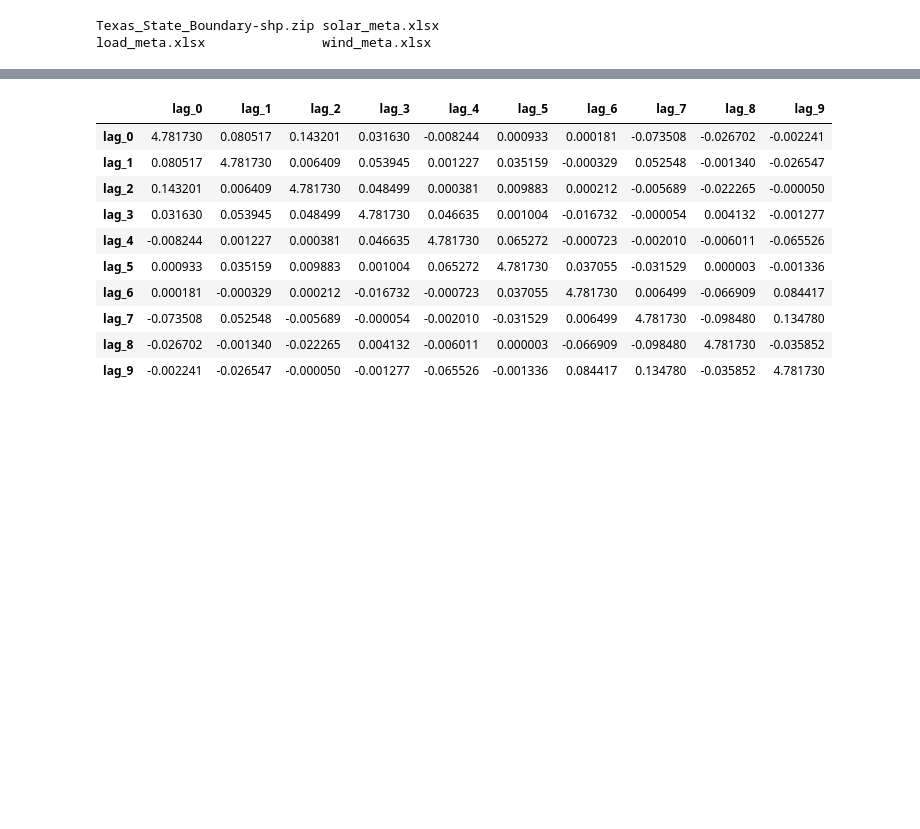
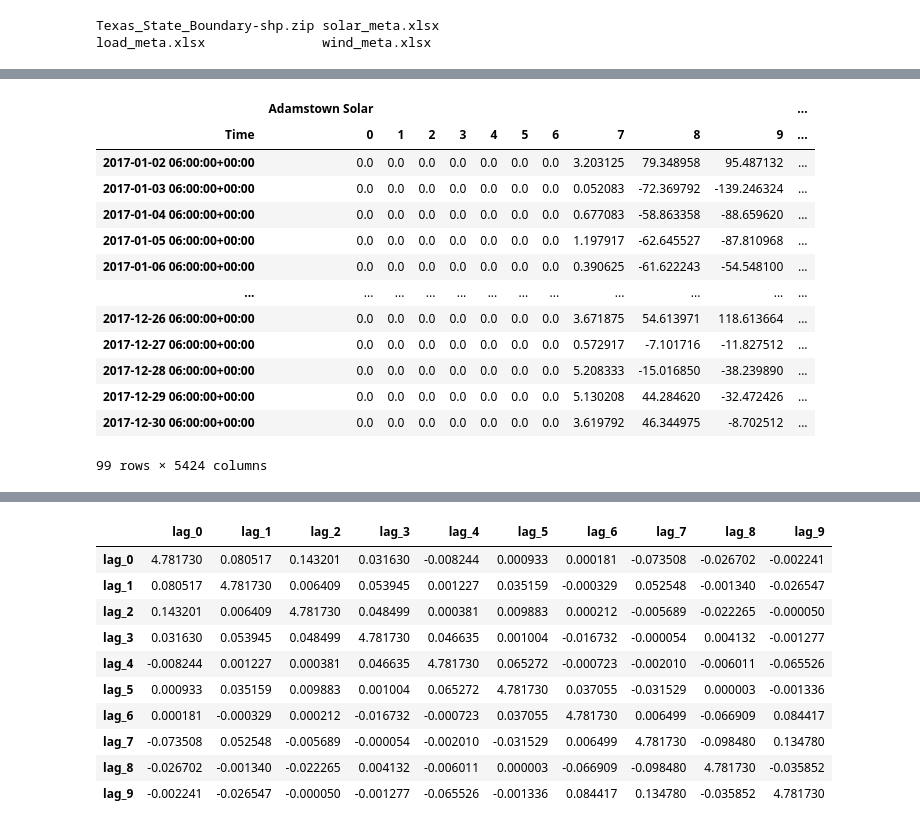
Before and after one commit to PrincetonUniversity/PGscen, a Jupyter notebook: example/solar_pca.ipynb, the cells around one changed output, grey strips where cells are left out. Drawn from its saved outputs; the diff is of its cells as text; code cells hidden in the pictures; blank space fills up the shorter version.

Commit message:
change hist dates

```diff
--- a/example/solar_pca.ipynb
+++ b/example/solar_pca.ipynb
@@ -30,7 +31,7 @@ def load_solar_data(data_path):
 
     return solar_site_actual_df, solar_site_forecast_df, solar_meta_df
 # %%
-scen_start_time = pd.to_datetime('2018-07-01 06:00:00',utc=True)
+scen_start_time = pd.to_datetime('2018-01-02 06:00:00',utc=True)
 nscen = 1000
 # %%
 solar_site_actual_df, solar_site_forecast_df, solar_meta_df = load_solar_data('../data/')
@@ -44,3 +45,14 @@ scen_timesteps = pd.date_range(start=scen_start_time,periods=24, freq='H')
 (solar_site_forecast_hists,
             solar_site_forecast_futures) = split_forecasts_hist_future(
                     solar_site_forecast_df, scen_timesteps)
+# %%
+hist_dates = sorted(get_yearly_date_range(date=scen_start_time,num_of_days=50,
+                      start=str(solar_site_actual_hists.index.min().date()),
+                      end=str(solar_site_actual_hists.index.max().date())))[:-1]
+hist_fcst_issue_times = [t-pd.Timedelta(6,unit='H') for t in hist_dates]
+# %%
+solar_site_forecast_hists = solar_site_forecast_hists[solar_site_forecast_hists['Issue_time'].isin(hist_fcst_issue_times)]
+hist_start = solar_site_forecast_hists['Forecast_time'].min()
+hist_end = solar_site_forecast_hists['Forecast_time'].max()
+solar_site_actual_hists = solar_site_actual_hists[(solar_site_actual_hists.index>=hist_start) & \
+                                                  (solar_site_actual_hists.index<=hist_end)]
@@ -78,0 +101,17 @@ pge.write_to_csv(save_dir,solar_site_actual_futures,write_forecasts=True)
+# %%
+pge.model.hist_dev_df
+# %% [output]
+|  | Adamstown Solar |  |  |  |  |  |  |  |  |  | ... |
+| Time | 0 | 1 | 2 | 3 | 4 | 5 | 6 | 7 | 8 | 9 | ... |
+| 2017-01-02 06:00:00+00:00 | 0.0 | 0.0 | 0.0 | 0.0 | 0.0 | 0.0 | 0.0 | 3.203125 | 79.348958 | 95.487132 | ... |
+| 2017-01-03 06:00:00+00:00 | 0.0 | 0.0 | 0.0 | 0.0 | 0.0 | 0.0 | 0.0 | 0.052083 | -72.369792 | -139.246324 | ... |
+| 2017-01-04 06:00:00+00:00 | 0.0 | 0.0 | 0.0 | 0.0 | 0.0 | 0.0 | 0.0 | 0.677083 | -58.863358 | -88.659620 | ... |
+| 2017-01-05 06:00:00+00:00 | 0.0 | 0.0 | 0.0 | 0.0 | 0.0 | 0.0 | 0.0 | 1.197917 | -62.645527 | -87.810968 | ... |
+| 2017-01-06 06:00:00+00:00 | 0.0 | 0.0 | 0.0 | 0.0 | 0.0 | 0.0 | 0.0 | 0.390625 | -61.622243 | -54.548100 | ... |
+| ... | ... | ... | ... | ... | ... | ... | ... | ... | ... | ... | ... |
+| 2017-12-26 06:00:00+00:00 | 0.0 | 0.0 | 0.0 | 0.0 | 0.0 | 0.0 | 0.0 | 3.671875 | 54.613971 | 118.613664 | ... |
+| 2017-12-27 06:00:00+00:00 | 0.0 | 0.0 | 0.0 | 0.0 | 0.0 | 0.0 | 0.0 | 0.572917 | -7.101716 | -11.827512 | ... |
+| 2017-12-28 06:00:00+00:00 | 0.0 | 0.0 | 0.0 | 0.0 | 0.0 | 0.0 | 0.0 | 5.208333 | -15.016850 | -38.239890 | ... |
+| 2017-12-29 06:00:00+00:00 | 0.0 | 0.0 | 0.0 | 0.0 | 0.0 | 0.0 | 0.0 | 5.130208 | 44.284620 | -32.472426 | ... |
+| 2017-12-30 06:00:00+00:00 | 0.0 | 0.0 | 0.0 | 0.0 | 0.0 | 0.0 | 0.0 | 3.619792 | 46.344975 | -8.702512 | ... |
+99 rows × 5424 columns
```
Also changed, not shown: parts of 23 cells of this notebook, 2 other files.
